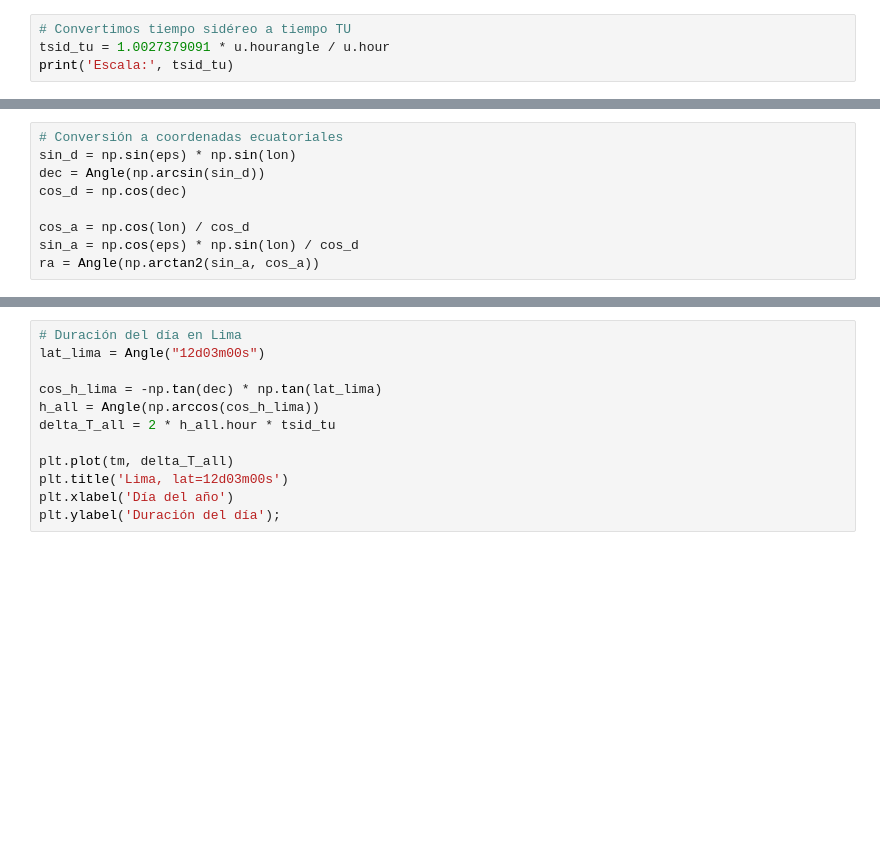
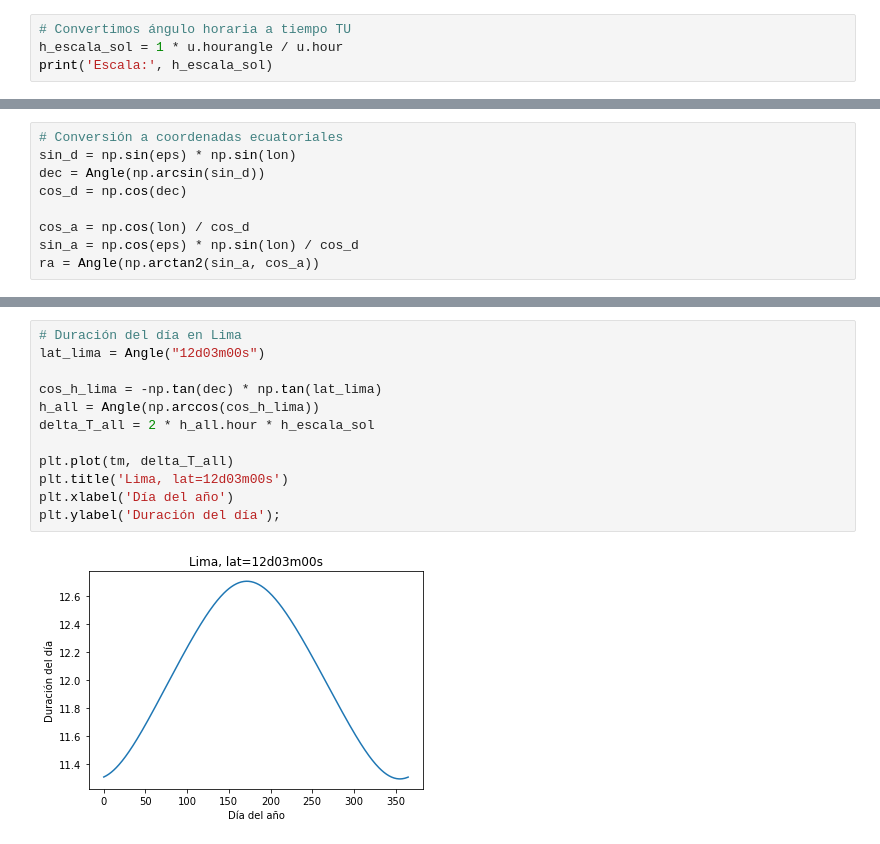
Before and after one commit to sergiopasra/ao-notebooks, a Jupyter notebook: ao_notebooks/problemas12/Problemas12-02.ipynb, the cells around one changed output, grey strips where cells are left out. Saved outputs shown, nothing was run; the diff lists cells and outputs as text; blank space fills up the shorter version.

```diff
--- a/ao_notebooks/problemas12/Problemas12-02.ipynb
+++ b/ao_notebooks/problemas12/Problemas12-02.ipynb
@@ -75,4 +85,4 @@ $ \Delta \mathrm{TSL} = 1.0027379091 \Delta t$
 # %%
-# Convertimos tiempo sidéreo a tiempo TU
-tsid_tu = 1.0027379091 * u.hourangle / u.hour
-print('Escala:', tsid_tu)
+# Convertimos ángulo horaria a tiempo TU
+h_escala_sol = 1 * u.hourangle / u.hour
+print('Escala:', h_escala_sol)
@@ -128,15 +144,17 @@ plt.ylabel('Duración del día');
 # %%
 # Duración del día en Lima
 lat_lima = Angle("12d03m00s")
 
 cos_h_lima = -np.tan(dec) * np.tan(lat_lima)
 h_all = Angle(np.arccos(cos_h_lima))
-delta_T_all = 2 * h_all.hour * tsid_tu
+delta_T_all = 2 * h_all.hour * h_escala_sol
 
 plt.plot(tm, delta_T_all)
 plt.title('Lima, lat=12d03m00s')
 plt.xlabel('Día del año')
 plt.ylabel('Duración del día');
+# %% [output]
+[figure, added]
 # %%
 # Duración del día en Helsinki
 lat_hel = Angle("60d10m32s")
```
Also changed, not shown: parts of 9 cells of this notebook.
